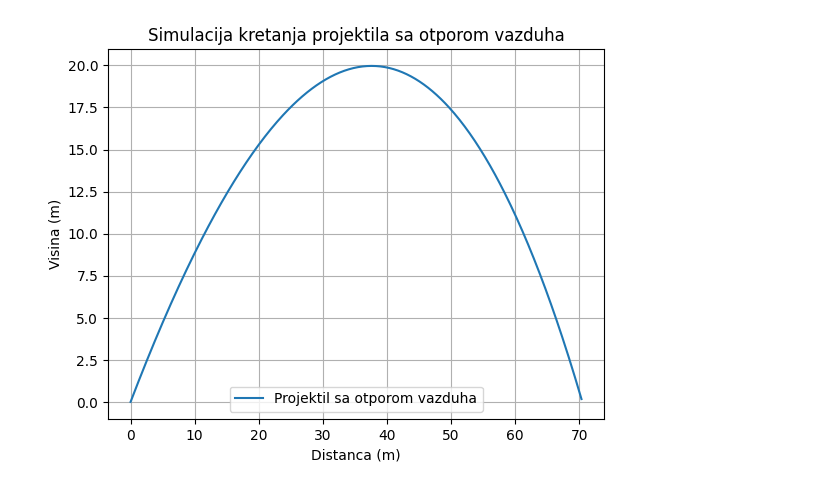
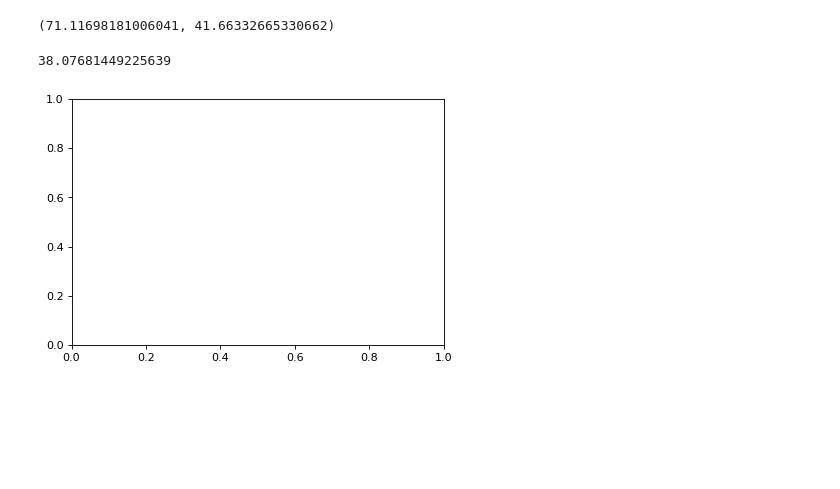
Before and after one commit to andjixi/analiza4-projekat, a Jupyter notebook: main.ipynb, the cells around one changed output. Drawn from its saved outputs; the diff is of its cells as text; code cells hidden in the pictures; blank space fills up the shorter version.

```diff
--- a/main.ipynb
+++ b/main.ipynb
@@ -32,21 +32,54 @@ v0 = 30     # Početna brzina
 k = 0.1     # Koeficijent otpora vazduha
 delta_t = 0.01  # Vremenski korak
 m = 1.0     # Masa tela
-# %%
-x_projektila, y_projektila, ke_projektila = simulacija_kretanja_projektila(alpha, v0, k, delta_t, m)
-
-def update(frame):
-    plt.clf()
-    plt.plot(x_projektila[:frame], y_projektila[:frame], label='Projektil sa otporom vazduha')
-    plt.title('Simulacija kretanja projektila sa otporom vazduha')
-    plt.xlabel('Distanca (m)')
-    plt.ylabel('Visina (m)')
-    plt.legend()
-    plt.grid(True)
-# %%
-plt.figure()
-ani = animation.FuncAnimation(plt.gcf(), update, frames=len(x_projektila), repeat=False, interval=delta_t * 10)
-ani.save('animation.gif', fps=30, writer='pillow')
-plt.show()
-# %% [output]
-[figure, removed]
+# %%
+x_max = 0
+alpha_xmax = 0
+
+for i in np.linspace(0, 90, 500):
+    x_projektila, y_projektila, ke_projektila = simulacija_kretanja_projektila(i, v0, k, delta_t, m)
+    x = max(x_projektila)
+
+    if x_max < x:
+        x_max = x
+        alpha_xmax = i
+
+x_max, alpha_xmax
+# %% [output]
+(71.11698181006041, 41.66332665330662)
+# %%
+x_projektila, y_projektila, ke_projektila = simulacija_kretanja_projektila(90, v0, k, delta_t, m)
+y_max = max(y_projektila)
+
+y_max
+# %% [output]
+38.07681449225639
+# %%
+x_projektila_sa, y_projektila_sa, ke_projektila_sa = simulacija_kretanja_projektila(alpha, v0, k, delta_t, m)
+x_projektila_bez, y_projektila_bez, ke_projektila_bez = simulacija_kretanja_projektila(alpha, v0, 0, delta_t, m)
+
+fig, ax = plt.subplots(figsize=(6, 4), dpi=80)
+
+def update(frame):
+    ax.clear()
+
+    ax.set_xlim([0, 100])
+    ax.set_ylim([0, 30])
+
+    if frame < len(x_projektila_sa):
+        ax.plot(x_projektila_sa[:frame], y_projektila_sa[:frame], label='Projektil sa otporom vazduha')
+    else:
+        ax.plot(x_projektila_sa, y_projektila_sa, label='Projektil sa otporom vazduha')
+
+    if frame < len(x_projektila_bez):
+        ax.plot(x_projektila_bez[:frame], y_projektila_bez[:frame], label='Projektil bez otpora vazduha')
+    else:
+        ax.plot(x_projektila_bez, y_projektila_bez, label='Projektil bez otpora vazduha')
+
+    ax.set_title('Simulacija kretanja projektila sa i bez otpora vazduha')
+    ax.set_xlabel('Distanca (m)')
+    ax.set_ylabel('Visina (m)')
+    ax.legend()
+    ax.grid(True)
+# %% [output]
+[figure, added]
```
Also changed, not shown: parts of 2 cells of this notebook, 1 other file.
